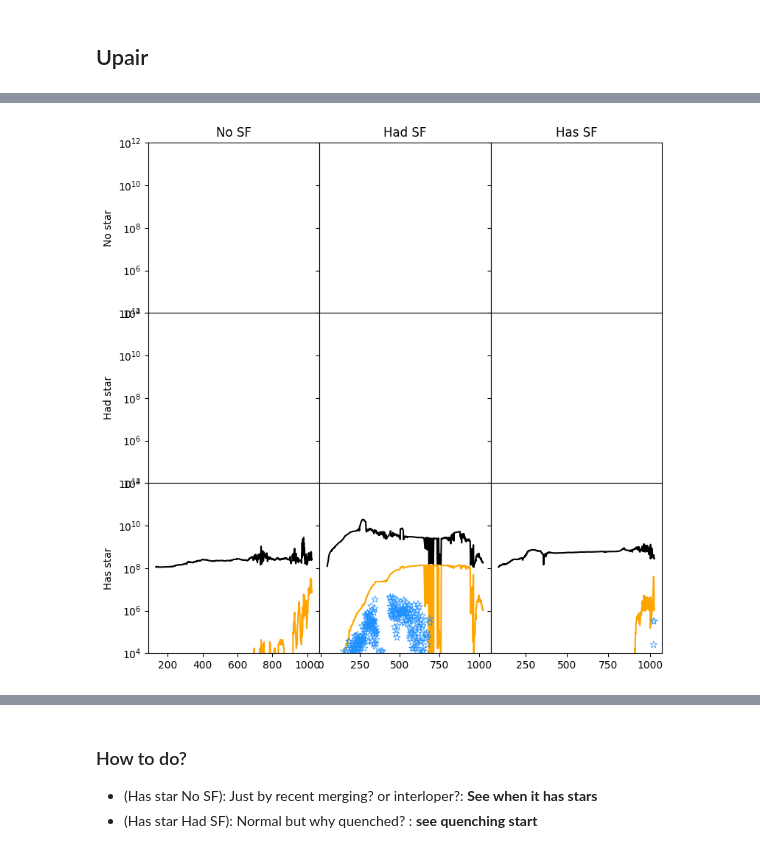
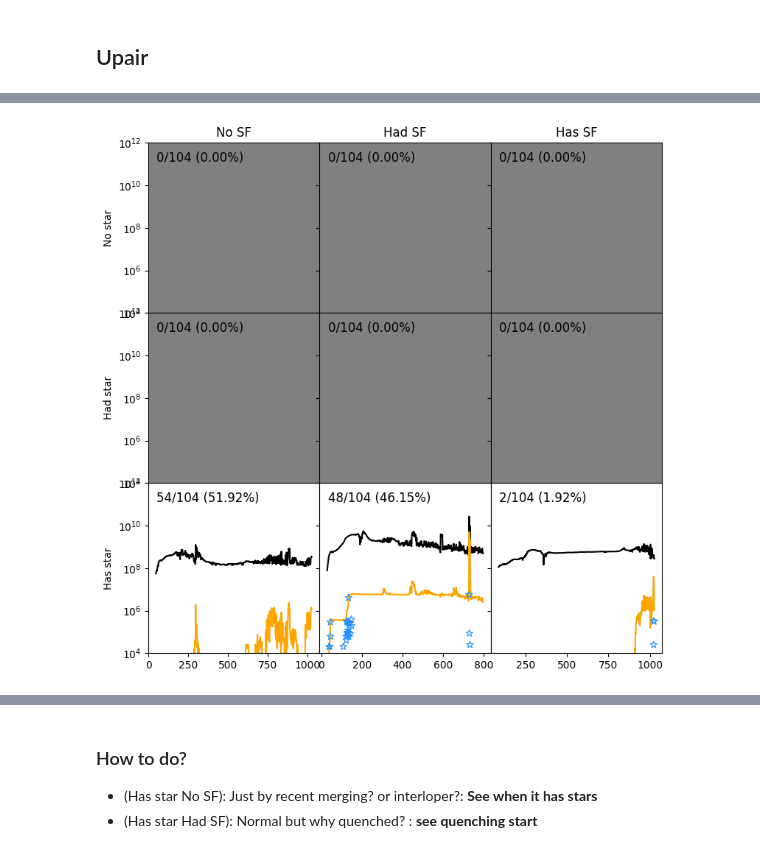
Before and after one commit to syj3514/MissingSat, a Jupyter notebook: 08a_SF_case.ipynb, the cells around one changed output, grey strips where cells are left out. Drawn from its saved outputs; the diff is of its cells as text; code cells hidden in the pictures.

```diff
--- a/08a_SF_case.ipynb
+++ b/08a_SF_case.ipynb
@@ -482,15 +327,20 @@ for upair in upairs1:
     branch = stree1[upair['id']]
     mstar = branch['mstar_vir']
     hasstar = mstar>0
-    if(np.sum(hasstar) == 0):
-        u1cases[0][1].append(upair['id'])
+    if(np.sum(hasstar) == 0): u1cases[0][1].append(upair['id'])
     else:
-        if(upair['mstar_vir']==0):
-            u1cases[1][1].append(upair['id'])
-        else:
-            u1cases[2][1].append(upair['id'])
+        if(upair['mstar_vir']==0): u1cases[1][1].append(upair['id'])
+        else: u1cases[2][1].append(upair['id'])
+for upair in upairs2:
+    branch = stree2[upair['id']]
+    mstar = branch['mstar_vir']
+    hasstar = mstar>0
+    if(np.sum(hasstar) == 0): u1cases[0][1].append(-upair['id'])
+    else:
+        if(upair['mstar_vir']==0): u1cases[1][1].append(-upair['id'])
+        else: u1cases[2][1].append(-upair['id'])
 for case in u1cases:
-    print(case[0], len(case[1]), f"{len(case[1])/len(upairs1)*100:.2f}%")
+    print(case[0], len(case[1]), f"{len(case[1])/(len(upairs1)+len(upairs2))*100:.2f}%")
 
 u2cases=[ ['no SF forever',[]], ['had SF, but not now',[]], ['has SF',[]] ]
 for upair in upairs1:
@@ -500,40 +350,49 @@ for upair in upairs1:
     if(np.sum(hasstar) == 0):
         u2cases[0][1].append(upair['id'])
     else:
-        if(np.sum(branch[:10]['insitu_vir'])==0):
-            u2cases[1][1].append(upair['id'])
-        else:
-            u2cases[2][1].append(upair['id'])
+        if(np.sum(branch[:10]['insitu_vir'])==0): u2cases[1][1].append(upair['id'])
+        else: u2cases[2][1].append(upair['id'])
+for upair in upairs2:
+    branch = stree2[upair['id']]
+    mstar = branch['insitu_vir']
+    hasstar = mstar>0
+    if(np.sum(hasstar) == 0):
+        u2cases[0][1].append(-upair['id'])
+    else:
+        if(np.sum(branch[:10]['insitu_vir'])==0): u2cases[1][1].append(-upair['id'])
+        else: u2cases[2][1].append(-upair['id'])
 for case in u2cases:
-    print(case[0], len(case[1]), f"{len(case[1])/len(upairs1)*100:.2f}%")
+    print(case[0], len(case[1]), f"{len(case[1])/(len(upairs1)+len(upairs2))*100:.2f}%")
 
 u1a = u1cases[0][1]; u1b = u1cases[1][1]; u1c = u1cases[2][1]
 u2a = u2cases[0][1]; u2b = u2cases[1][1]; u2c = u2cases[2][1]
-ucases = []
+dcases = []
 print('No star')
-ids = np.array(u1a)[isin(u1a,u2a)]; print(f"    No SF {len(ids)}"); ucases.append(['No star',"No SF", ids])
-ids = np.array(u1a)[isin(u1a,u2b)]; print(f"    had SF {len(ids)}"); ucases.append(['No star',"Had SF", ids])
-ids = np.array(u1a)[isin(u1a,u2c)]; print(f"    has SF {len(ids)}"); ucases.append(['No star',"Has SF", ids])
+ids = np.array(u1a)[isin(u1a,u2a)]; print(f"    No SF {len(ids)}"); dcases.append(['No star',"No SF", ids])
+ids = np.array(u1a)[isin(u1a,u2b)]; print(f"    had SF {len(ids)}"); dcases.append(['No star',"Had SF", ids])
+ids = np.array(u1a)[isin(u1a,u2c)]; print(f"    has SF {len(ids)}"); dcases.append(['No star',"Has SF", ids])
 print('Had star')
-ids = np.array(u1b)[isin(u1b,u2a)]; print(f"    No SF {len(ids)}"); ucases.append(['Had star',"No SF", ids])
-ids = np.array(u1b)[isin(u1b,u2b)]; print(f"    had SF {len(ids)}"); ucases.append(['Had star',"Had SF", ids])
-ids = np.array(u1b)[isin(u1b,u2c)]; print(f"    has SF {len(ids)}"); ucases.append(['Had star',"Has SF", ids])
+ids = np.array(u1b)[isin(u1b,u2a)]; print(f"    No SF {len(ids)}"); dcases.append(['Had star',"No SF", ids])
+ids = np.array(u1b)[isin(u1b,u2b)]; print(f"    had SF {len(ids)}"); dcases.append(['Had star',"Had SF", ids])
+ids = np.array(u1b)[isin(u1b,u2c)]; print(f"    has SF {len(ids)}"); dcases.append(['Had star',"Has SF", ids])
 print('Has star')
-ids = np.array(u1c)[isin(u1c,u2a)]; print(f"    No SF {len(ids)}"); ucases.append(['Has star',"No SF", ids])
-ids = np.array(u1c)[isin(u1c,u2b)]; print(f"    had SF {len(ids)}"); ucases.append(['Has star',"Had SF", ids])
-ids = np.array(u1c)[isin(u1c,u2c)]; print(f"    has SF {len(ids)}"); ucases.append(['Has star',"Has SF", ids])
-casedict['NH']['u'] = ucases
+ids = np.array(u1c)[isin(u1c,u2a)]; print(f"    No SF {len(ids)}"); dcases.append(['Has star',"No SF", ids])
+ids = np.array(u1c)[isin(u1c,u2b)]; print(f"    had SF {len(ids)}"); dcases.append(['Has star',"Had SF", ids])
+ids = np.array(u1c)[isin(u1c,u2c)]; print(f"    has SF {len(ids)}"); dcases.append(['Has star',"Has SF", ids])
 
 fig, axes = plt.subplots(3,3, figsize=(9,9), sharex='col', sharey='row')
-for i, case in enumerate(ucases):
+for i, case in enumerate(dcases):
     ax = axes.flatten()[i]
     str1, str2, ids = case
+    ax.text(0.05, 0.95, f"{len(ids)}/{len(upairs1)+len(upairs2)} ({len(ids)/(len(upairs1)+len(upairs2))*100:.2f}%)", ha='left', va='top', transform=ax.transAxes, fontsize=12)
     if(len(ids)>0):
         iid = np.random.choice(ids)
-        branch = stree1[iid]
+        branch = stree1[iid] if(iid>0) else stree2[-iid]
         ax.plot(branch['timestep'], branch['mdm_vir'], color='k')
         ax.plot(branch['timestep'], branch['mstar_vir'], color='orange')
-        ax.scatter(branch['timestep'], branch['insitu_vir'], fc='none', ec='dodgerblue', marker='*', s=50, zorder=3, lw=0.5)
+        ax.scatter(branch['timestep'], branch['insitu_vir'], fc='none', ec='dodgerblue', marker='*', s=50, zorder=3, lw=0.8)
+    else:
+        ax.set_facecolor('grey')
     ax.set_yscale('log')
     ax.set_ylim(1e4,1e12)
 
@@ -544,6 +403,7 @@ for i, case in enumerate(ucases):
         ax.set_ylabel(str1)
 
 plt.subplots_adjust(wspace=0, hspace=0)
+plt.savefig(f"upair_example.png", dpi=300, facecolor='w')
 plt.show(); plt.close()
 # %% [output]
 no star forever 0 0.00%
@@ -567 +427 @@ Has star
-[figure, old version]
+[figure, new version]
```
Also changed, not shown: parts of 8 cells of this notebook, 5 other files.
